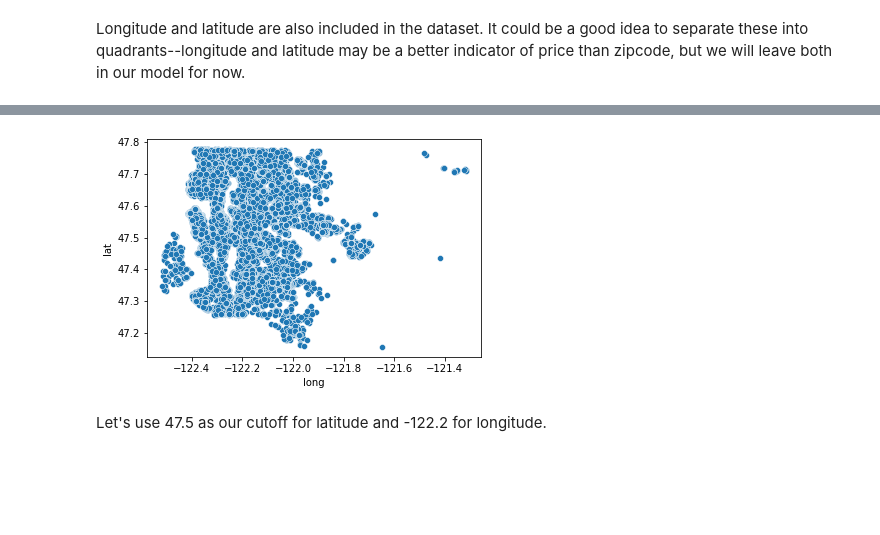
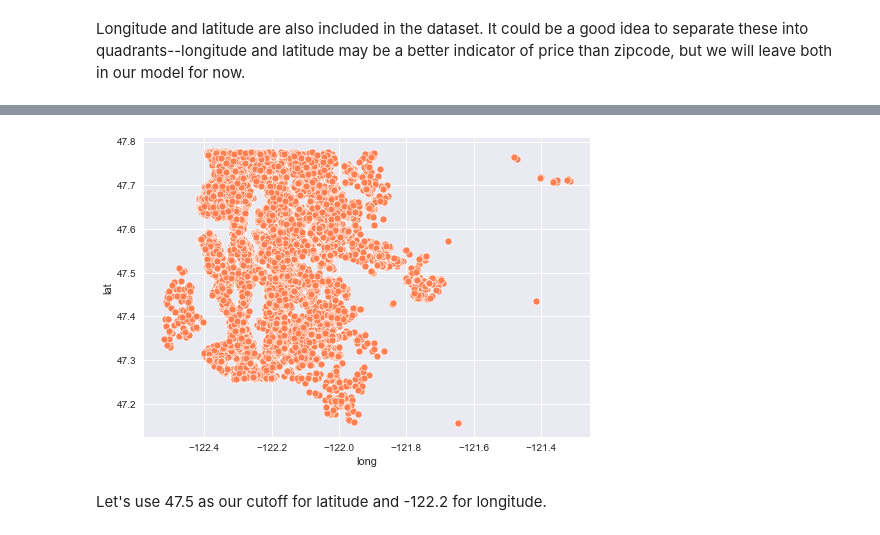
Before and after one commit to Sammyknee/dsc-phase-2-project, a Jupyter notebook: Housing Data - Modeling.ipynb, the cells around one changed output, grey strips where cells are left out. Saved outputs shown, nothing was run; the diff lists cells and outputs as text; code cells hidden in the pictures; blank space fills up the shorter version.

```diff
--- a/Housing Data - Modeling.ipynb
+++ b/Housing Data - Modeling.ipynb
@@ -10,10 +10,12 @@ import pandas as pd
 import numpy as np
 import seaborn as sns
 import matplotlib.pyplot as plt
+plt.style.use('seaborn')
 
 from statsmodels.formula.api import ols
 from statsmodels.stats.outliers_influence import variance_inflation_factor
 import statsmodels.api as sm
+import statsmodels.stats.api as sms
 import scipy.stats as stats
 from sklearn.model_selection import train_test_split
 from sklearn.linear_model import LinearRegression
@@ -215,9 +230,9 @@ min       -122.519000
 max       -121.315000
 Name: long, dtype: float64
 # %%
-sns.scatterplot(data=data, x="long", y="lat", palette = "rocket_r");
+sns.scatterplot(data=data, x="long", y="lat", color="coral");
 # %% [output]
-[figure, old version]
+[figure, new version]
 # %% [markdown]
 Let's use 47.5 as our cutoff for latitude and -122.2 for longitude.
 # %%
```
Also changed, not shown: parts of 169 cells of this notebook.
